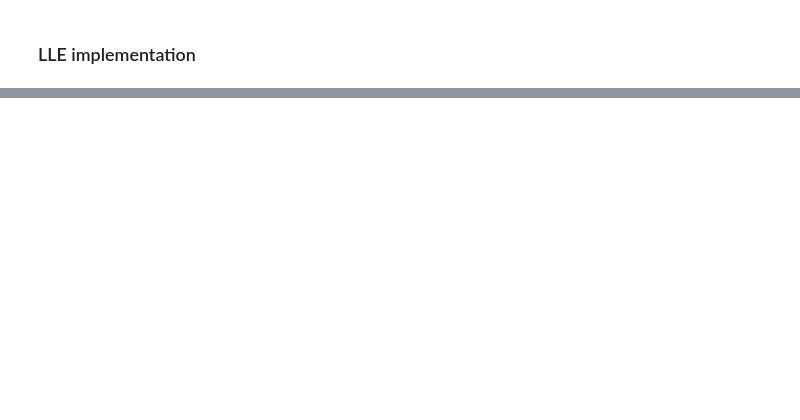
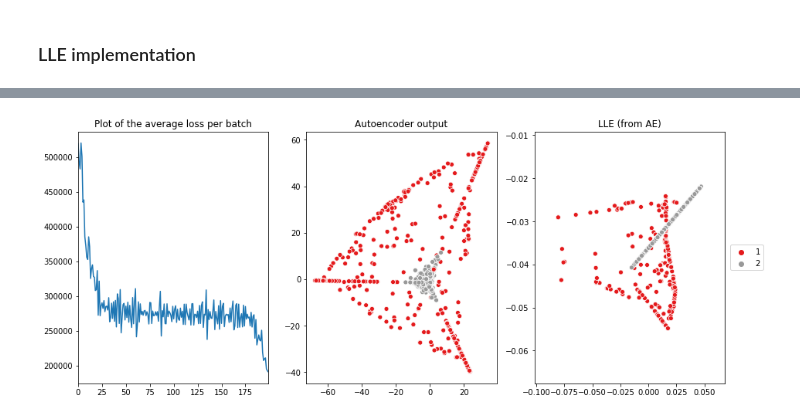
Before and after one commit to mahdiou-diallo/Projet_Red_Dim, a Jupyter notebook: notebook.ipynb, the cells around one changed output, grey strips where cells are left out. Saved outputs shown, nothing was run; the diff lists cells and outputs as text; code cells hidden in the pictures; blank space fills up the shorter version.

```diff
--- a/notebook.ipynb
+++ b/notebook.ipynb
@@ -404,13 +342,0 @@ fig, axs = plt.subplots(1,3,)
-# %%
-# %%prun -s time
-S, net_embed, Y, labels, final_loss = trainer.predict(dataloader)
-
-print(f"final loss: {final_loss}")
-
-fig, axs = plt.subplots(1,2, figsize=(12,6))
-sns.scatterplot(net_embed[:,0], net_embed[:,1],hue=labels, palette='Set1', ax=axs[0], legend=False)
-axs[0].set_title('Autoencoder output')
-
-sns.scatterplot(Y[:,0], Y[:,1],hue=labels, palette='Set1', ax=axs[1], legend='full')
-axs[1].set_title('LLE (from AE)')
-axs[1].legend(loc='center left', bbox_to_anchor=(1.01,.5))
@@ -430,0 +471,33 @@ sns.scatterplot(skxxlle[:,0], skxxlle[:,1],hue=yy, palette='Set1', legend=False)
+# %%
+# %%prun -s time
+def train_model(ae_layers, dataset, dataloader, learning_rate=.001, n_epochs=50, sparse_lle=False):
+    net = AutoEncoder(ae_layers)
+
+    optimizer = torch.optim.Adam(net.parameters(), lr=learning_rate, weight_decay=1e-5)
+
+    trainer = Trainer(net, dataloader, dataset, optimizer, n_epochs=n_epochs, sparse_lle=sparse_lle)
+
+    losses = trainer.train_model(track_Y=True)
+
+    S, net_embed, Y, labels, final_loss = trainer.predict(dataloader)
+    n_classes = len(np.unique(labels))
+
+    fig, axs = plt.subplots(1,3, figsize=(15,6))
+
+    (pd.Series(losses)
+#      .rolling(n_batch).mean() # smooth the batch losses
+     .plot(ax=axs[0]))
+    axs[0].set_title("Plot of the average loss per batch")
+
+    sns.scatterplot(net_embed[:,0], net_embed[:,1], hue=labels, palette='tab20', ax=axs[1], legend=False)
+    axs[1].set_title('Autoencoder output')
+
+    sns.scatterplot(Y[:,0], Y[:,1],hue=labels, palette='tab20', ax=axs[2], legend='full' if n_classes <= 20 else 'brief')
+    axs[2].set_title('LLE (from AE)')
+    axs[2].legend(loc='center left', bbox_to_anchor=(1.01,.5))
+
+    return fig, trainer
+# %%
+fig_atom, trainer_atom = train_model(**training_params['atom'])
+# %% [output]
+[figure, added]
```
Also changed, not shown: parts of 55 cells of this notebook, 2 other files.
